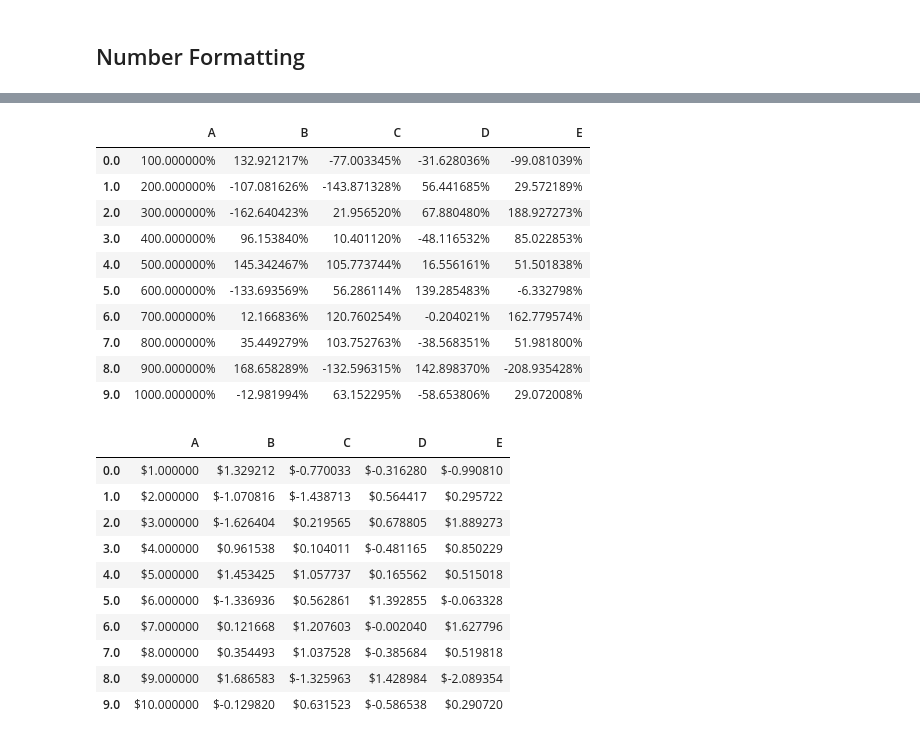
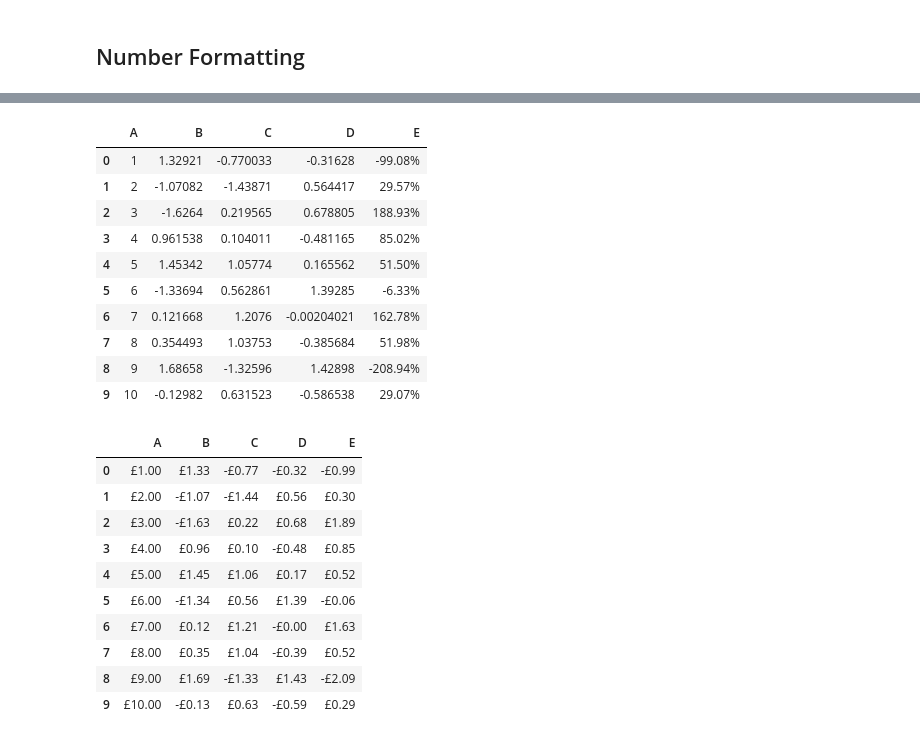
Before and after one commit to HHammond/PrettyPandas, a Jupyter notebook: docs/PrettyPandas Demo.ipynb, the cells around one changed output, grey strips where cells are left out. Cells and saved outputs as stored; diff of their text form; code cells hidden in the pictures.

```diff
--- a/docs/PrettyPandas Demo.ipynb
+++ b/docs/PrettyPandas Demo.ipynb
@@ -161,31 +211,31 @@ PrettyPandas(df).multi_summary([np.mean, np.sum],
 # %%
-PrettyPandas(df).as_percent()
+PrettyPandas(df).as_percent(subset='E')
 # %% [output]
 |  | A | B | C | D | E |
-| 0.0 | 100.000000% | 132.921217% | -77.003345% | -31.628036% | -99.081039% |
-| 1.0 | 200.000000% | -107.081626% | -143.871328% | 56.441685% | 29.572189% |
-| 2.0 | 300.000000% | -162.640423% | 21.956520% | 67.880480% | 188.927273% |
-| 3.0 | 400.000000% | 96.153840% | 10.401120% | -48.116532% | 85.022853% |
-| 4.0 | 500.000000% | 145.342467% | 105.773744% | 16.556161% | 51.501838% |
-| 5.0 | 600.000000% | -133.693569% | 56.286114% | 139.285483% | -6.332798% |
-| 6.0 | 700.000000% | 12.166836% | 120.760254% | -0.204021% | 162.779574% |
-| 7.0 | 800.000000% | 35.449279% | 103.752763% | -38.568351% | 51.981800% |
-| 8.0 | 900.000000% | 168.658289% | -132.596315% | 142.898370% | -208.935428% |
-| 9.0 | 1000.000000% | -12.981994% | 63.152295% | -58.653806% | 29.072008% |
+| 0 | 1 | 1.32921 | -0.770033 | -0.31628 | -99.08% |
+| 1 | 2 | -1.07082 | -1.43871 | 0.564417 | 29.57% |
+| 2 | 3 | -1.6264 | 0.219565 | 0.678805 | 188.93% |
+| 3 | 4 | 0.961538 | 0.104011 | -0.481165 | 85.02% |
+| 4 | 5 | 1.45342 | 1.05774 | 0.165562 | 51.50% |
+| 5 | 6 | -1.33694 | 0.562861 | 1.39285 | -6.33% |
+| 6 | 7 | 0.121668 | 1.2076 | -0.00204021 | 162.78% |
+| 7 | 8 | 0.354493 | 1.03753 | -0.385684 | 51.98% |
+| 8 | 9 | 1.68658 | -1.32596 | 1.42898 | -208.94% |
+| 9 | 10 | -0.12982 | 0.631523 | -0.586538 | 29.07% |
 # %%
-PrettyPandas(df).as_money()
+PrettyPandas(df).as_currency('GBP')
 # %% [output]
 |  | A | B | C | D | E |
-| 0.0 | $1.000000 | $1.329212 | $-0.770033 | $-0.316280 | $-0.990810 |
-| 1.0 | $2.000000 | $-1.070816 | $-1.438713 | $0.564417 | $0.295722 |
-| 2.0 | $3.000000 | $-1.626404 | $0.219565 | $0.678805 | $1.889273 |
-| 3.0 | $4.000000 | $0.961538 | $0.104011 | $-0.481165 | $0.850229 |
-| 4.0 | $5.000000 | $1.453425 | $1.057737 | $0.165562 | $0.515018 |
-| 5.0 | $6.000000 | $-1.336936 | $0.562861 | $1.392855 | $-0.063328 |
-| 6.0 | $7.000000 | $0.121668 | $1.207603 | $-0.002040 | $1.627796 |
-| 7.0 | $8.000000 | $0.354493 | $1.037528 | $-0.385684 | $0.519818 |
-| 8.0 | $9.000000 | $1.686583 | $-1.325963 | $1.428984 | $-2.089354 |
-| 9.0 | $10.000000 | $-0.129820 | $0.631523 | $-0.586538 | $0.290720 |
+| 0 | £1.00 | £1.33 | -£0.77 | -£0.32 | -£0.99 |
+| 1 | £2.00 | -£1.07 | -£1.44 | £0.56 | £0.30 |
+| 2 | £3.00 | -£1.63 | £0.22 | £0.68 | £1.89 |
+| 3 | £4.00 | £0.96 | £0.10 | -£0.48 | £0.85 |
+| 4 | £5.00 | £1.45 | £1.06 | £0.17 | £0.52 |
+| 5 | £6.00 | -£1.34 | £0.56 | £1.39 | -£0.06 |
+| 6 | £7.00 | £0.12 | £1.21 | -£0.00 | £1.63 |
+| 7 | £8.00 | £0.35 | £1.04 | -£0.39 | £0.52 |
+| 8 | £9.00 | £1.69 | -£1.33 | £1.43 | -£2.09 |
+| 9 | £10.00 | -£0.13 | £0.63 | -£0.59 | £0.29 |
 # %%
 PrettyPandas(df).as_percent(precision=3)
 # %% [output]
```
Also changed, not shown: parts of 24 cells of this notebook, 5 other files.
